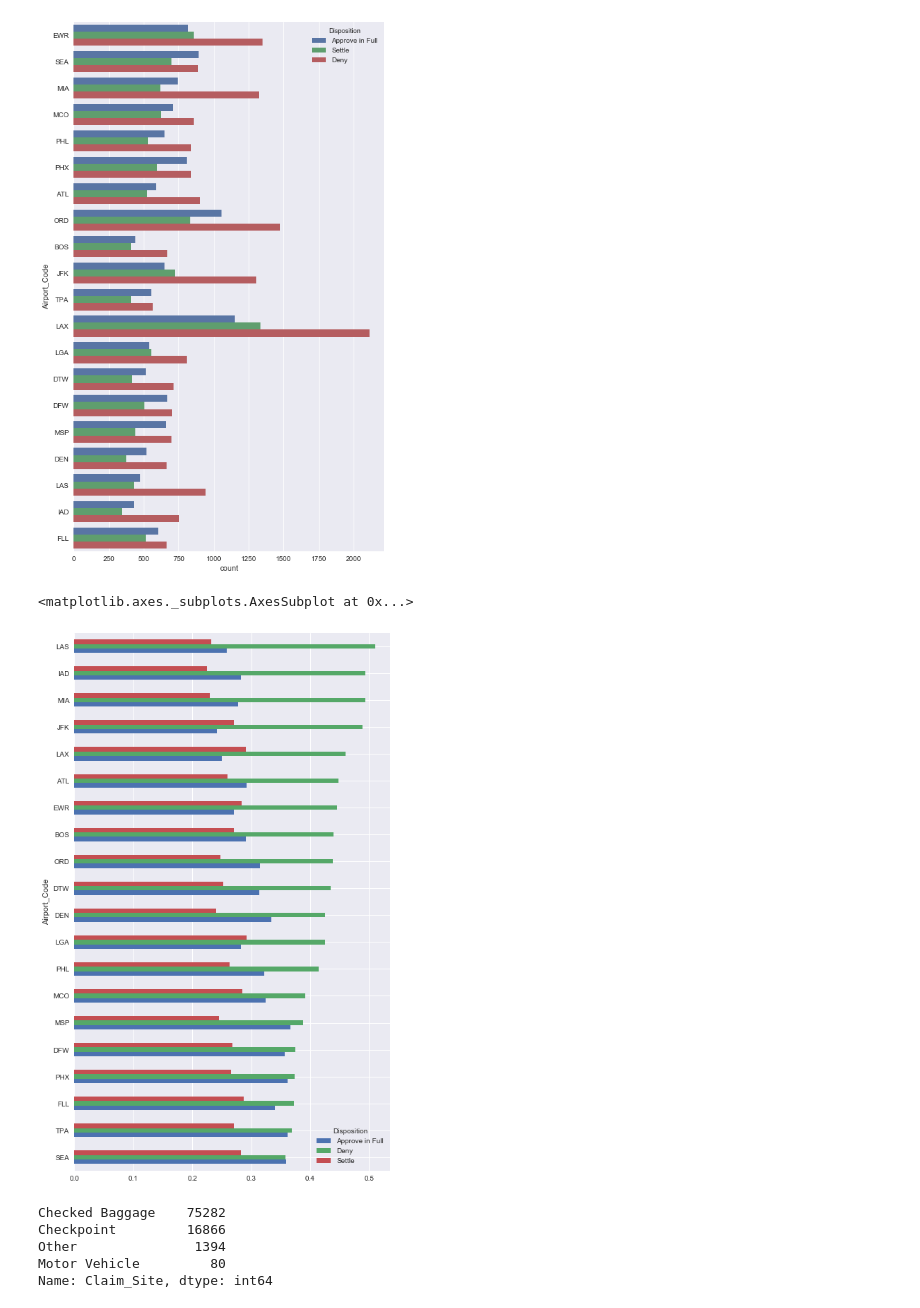
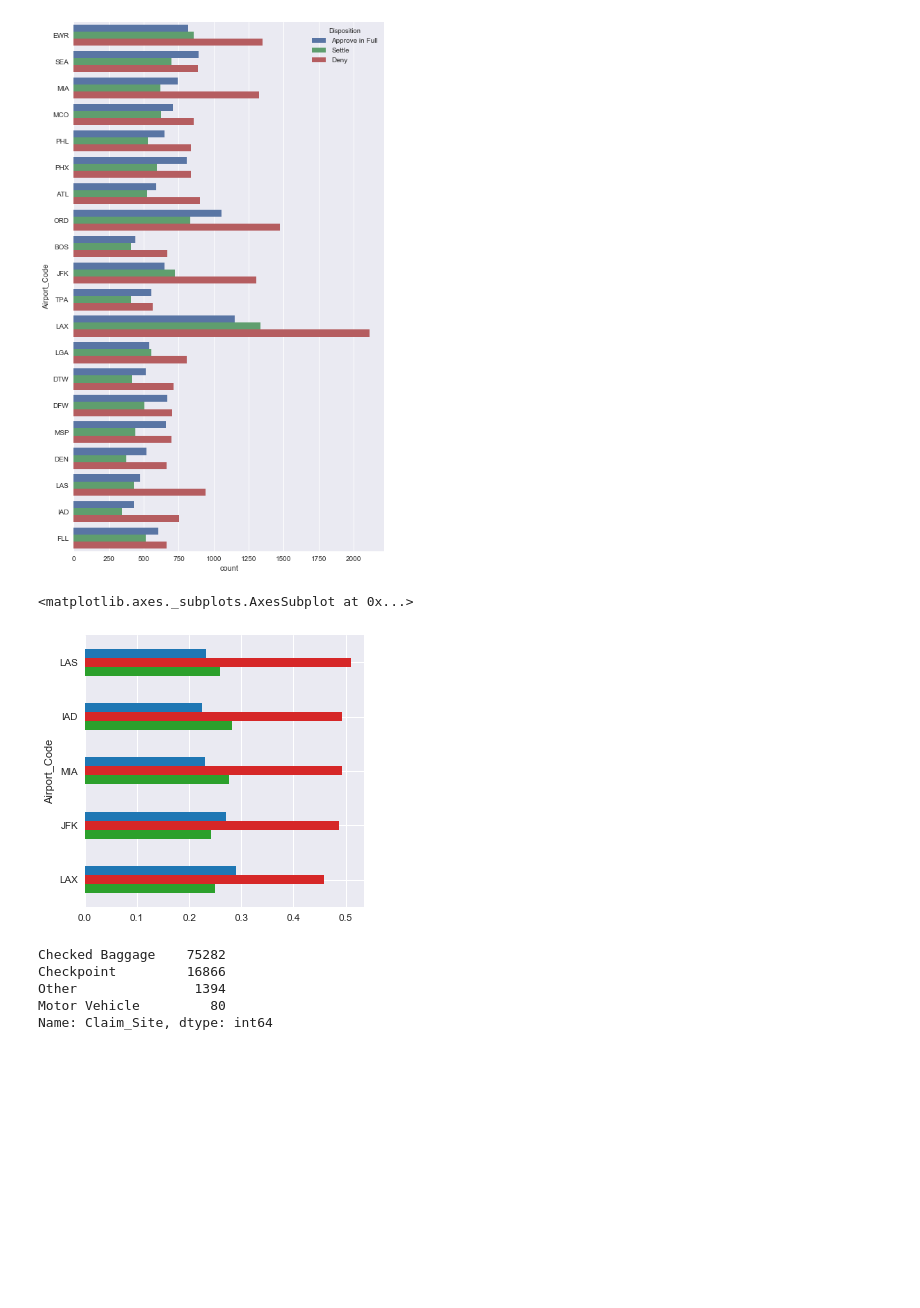
Before and after one commit to mzohaib10/tsa-claims, a Jupyter notebook: tsa-claims-eda-2002-2009.ipynb, the cells around one changed output. Drawn from its saved outputs; the diff is of its cells as text; code cells hidden in the pictures; blank space fills up the shorter version.

```diff
--- a/tsa-claims-eda-2002-2019.ipynb
+++ b/tsa-claims-eda-2002-2009.ipynb
@@ -718,12 +718,14 @@ sns.countplot(y='Airport_Code',hue='Disposition',data=df1[df1.Airport_Code.isin(
 # %%
 df1[df1.Airport_Code.isin(top20_airports)].groupby('Airport_Code')['Disposition']\
                                         .agg('value_counts','count')\
                                         .unstack()\
-                                        .sort_values(by='Deny')\
-                                        .plot(kind='barh', figsize=(8,14))
+                                        .sort_values(by='Deny',ascending=False).head(5)\
+                                        .sort_values(by=['Deny']).plot(kind='barh',
+                                                                       color=['#2ca02c','#d62728','#1f77b4'],
+                                                                       figsize=(5,5),legend=False)
 # %% [output]
 <matplotlib.axes._subplots.AxesSubplot at 0x...>
-[figure, old version]
+[figure, new version]
 # %%
 # df1[df1.Airport_Code.isin(top20_airports)].groupby('Airport_Code')['Disposition']\
 #                                         .agg('value_counts','count')\
```
Also changed, not shown: parts of 2 cells of this notebook, 1 other file.
